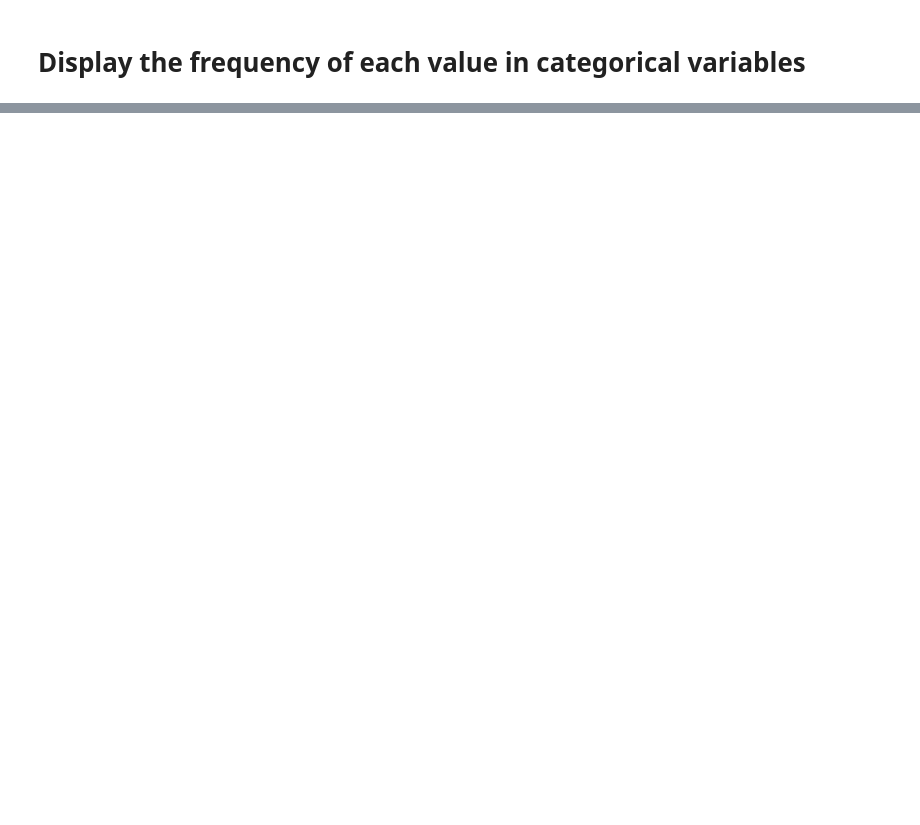
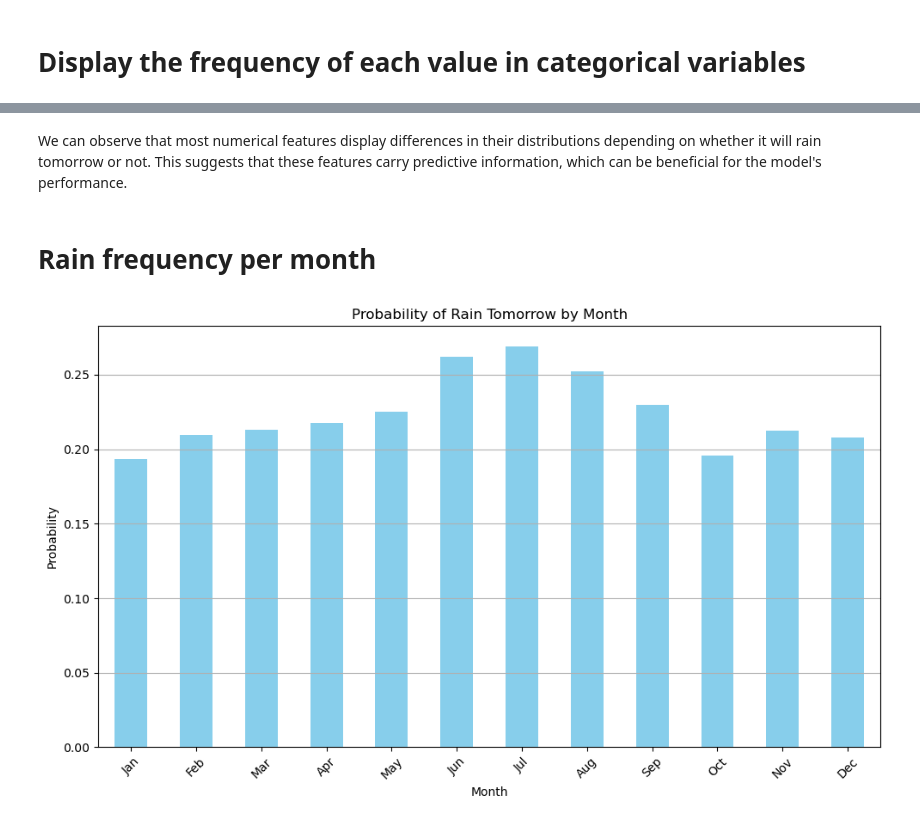
Before and after one commit to robertogarces/australia_rain, a Jupyter notebook: notebooks/exploration.ipynb, the cells around one changed output, grey strips where cells are left out. Saved outputs shown, nothing was run; the diff lists cells and outputs as text; code cells hidden in the pictures; blank space fills up the shorter version.

```diff
--- a/notebooks/exploration.ipynb
+++ b/notebooks/exploration.ipynb
@@ -332,0 +235,25 @@ plt.show()
+# %% [markdown]
+We can observe that most numerical features display differences in their distributions depending on whether it will rain tomorrow or not. This suggests that these features carry predictive information, which can be beneficial for the model's performance.
+# %% [markdown]
+# Rain frequency per month
+# %%
+# Extract the month from the date
+df['Month'] = df['Date'].dt.month
+df['RainTomorrow'] = df['RainTomorrow'].astype(int)
+
+# Group by month and calculate mean (probability of rain)
+monthly_rain_prob = df.groupby('Month')['RainTomorrow'].mean()
+
+# Plot the monthly probability of rain
+plt.figure(figsize=(10, 6))
+monthly_rain_prob.plot(kind='bar', color='skyblue')
+plt.title('Probability of Rain Tomorrow by Month')
+plt.xlabel('Month')
+plt.ylabel('Probability')
+plt.xticks(ticks=range(0, 12), labels=['Jan', 'Feb', 'Mar', 'Apr', 'May', 'Jun',
+                                       'Jul', 'Aug', 'Sep', 'Oct', 'Nov', 'Dec'], rotation=45)
+plt.grid(axis='y')
+plt.tight_layout()
+plt.show()
+# %% [output]
+[figure, added]
```
Also changed, not shown: parts of 33 cells of this notebook, 7 other files.
